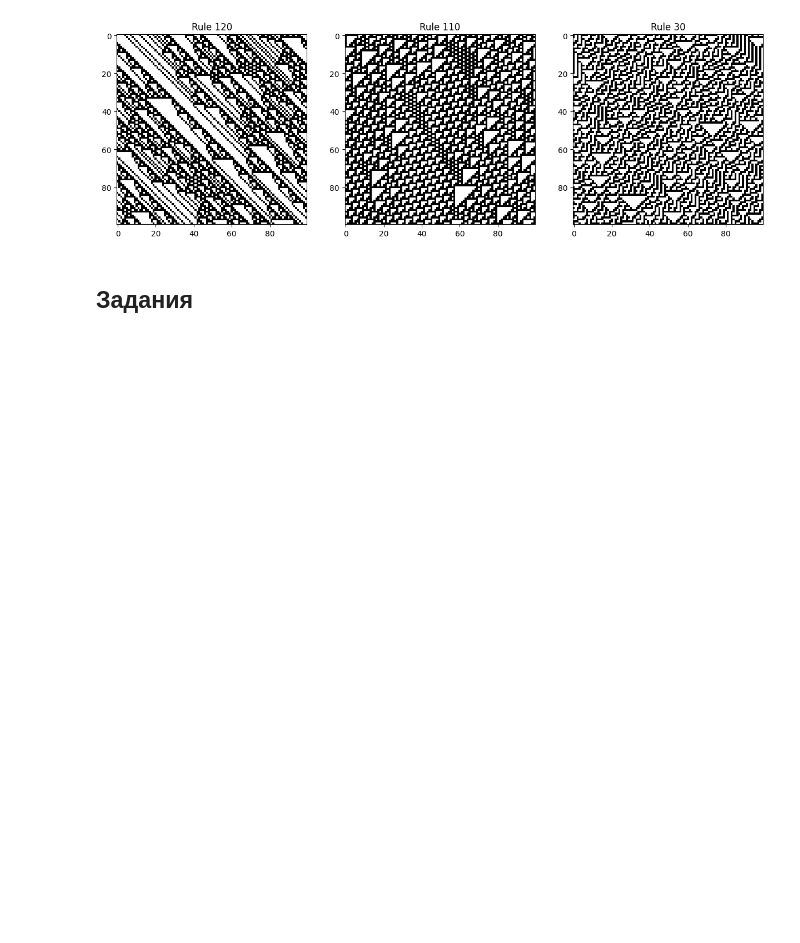
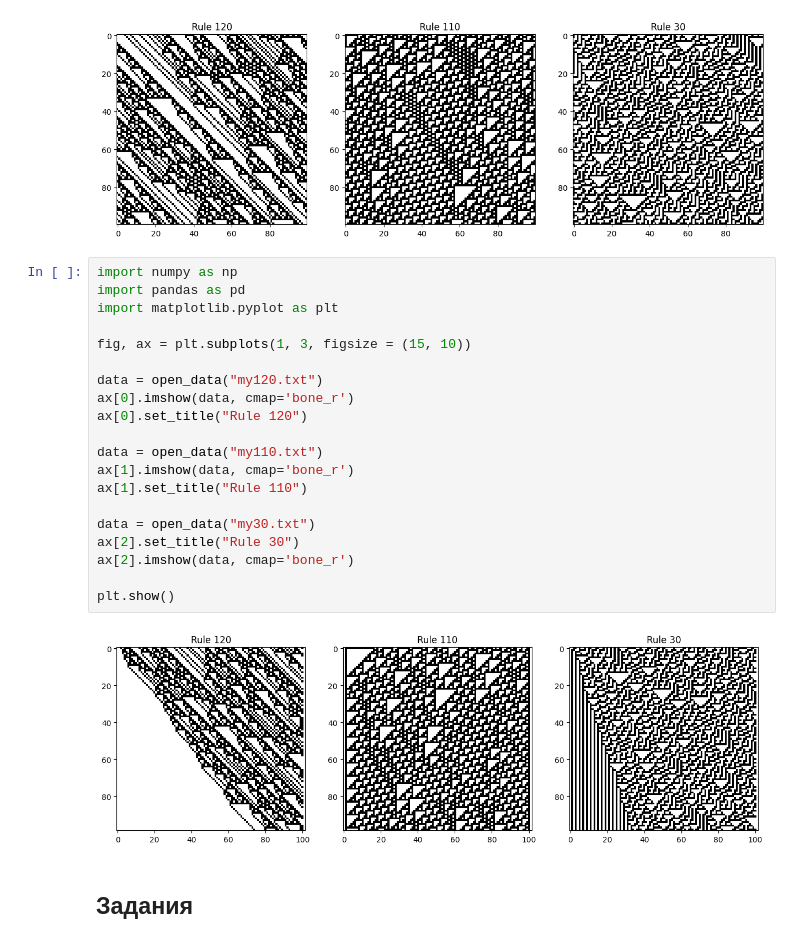
Before and after one commit to root-epifit/HPC_Sber_2025, a Jupyter notebook: Дз4_solution_IP.ipynb, the cells around one changed output. Cells and saved outputs as stored; diff of their text form; blank space fills up the shorter version.

```diff
--- a/Дз4_solution_IP.ipynb
+++ b/Дз4_solution_IP.ipynb
@@ -174,6 +174,28 @@ ax[2].imshow(data, cmap='bone_r')
 plt.show()
 # %% [output]
 [figure]
+# %%
+import numpy as np
+import pandas as pd
+import matplotlib.pyplot as plt
+
+fig, ax = plt.subplots(1, 3, figsize = (15, 10))
+
+data = open_data("my120.txt")
+ax[0].imshow(data, cmap='bone_r')
+ax[0].set_title("Rule 120")
+
+data = open_data("my110.txt")
+ax[1].imshow(data, cmap='bone_r')
+ax[1].set_title("Rule 110")
+
+data = open_data("my30.txt")
+ax[2].set_title("Rule 30")
+ax[2].imshow(data, cmap='bone_r')
+
+plt.show()
+# %% [output]
+[figure, added]
 # %% [markdown]
 ## Задания
 # %% [markdown]
```
Also changed, not shown: parts of 5 cells of this notebook.
